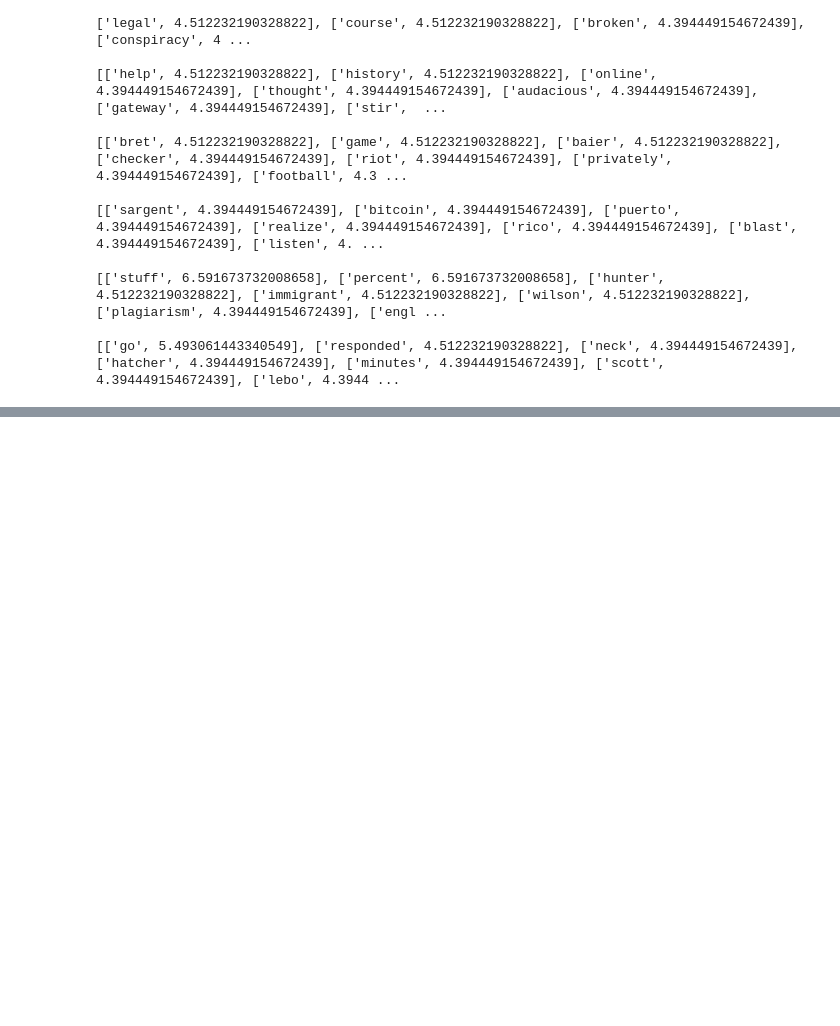
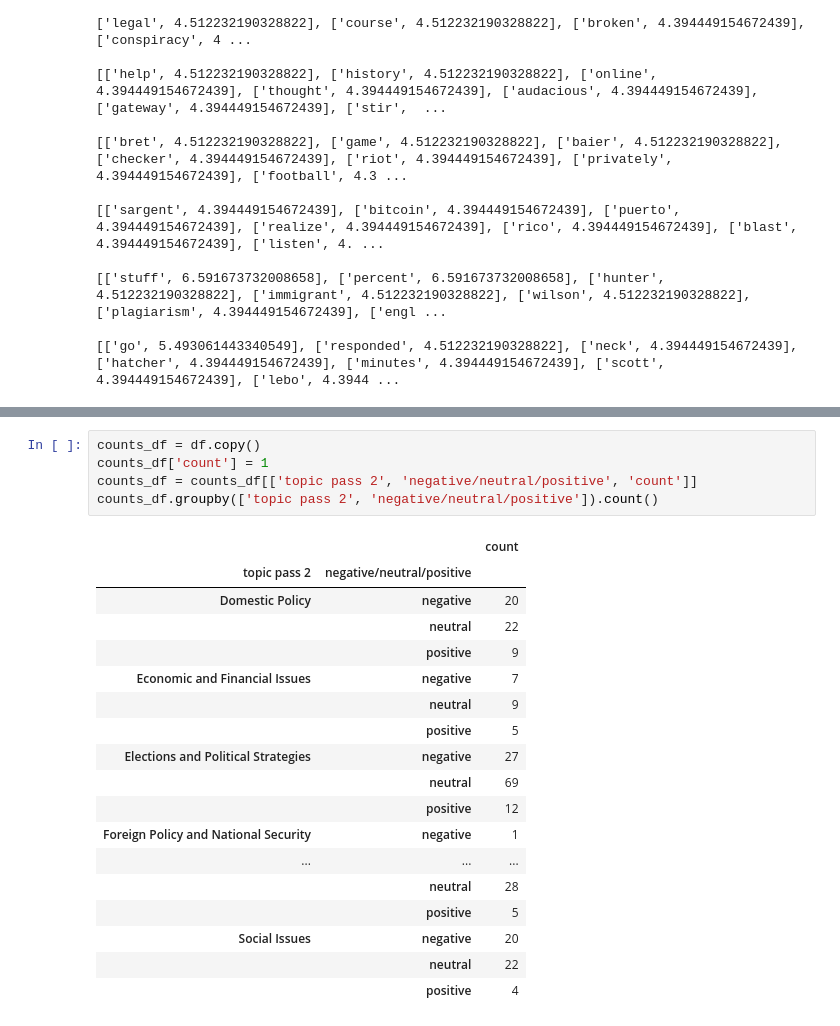
Before and after one commit to jikaelgagnon/comp370-final-project, a Jupyter notebook: scripts/testing.ipynb, the cells around one changed output, grey strips where cells are left out. Drawn from its saved outputs; the diff is of its cells as text; blank space fills up the shorter version.

```diff
--- a/scripts/testing.ipynb
+++ b/scripts/testing.ipynb
@@ -134,0 +232,24 @@ for v in get_top_n_tfidf(df, 10).values():
+# %%
+counts_df = df.copy()
+counts_df['count'] = 1
+counts_df = counts_df[['topic pass 2', 'negative/neutral/positive', 'count']]
+counts_df.groupby(['topic pass 2', 'negative/neutral/positive']).count()
+# %% [output]
+|  |  | count |
+| topic pass 2 | negative/neutral/positive |  |
+| Domestic Policy | negative | 20 |
+|  | neutral | 22 |
+|  | positive | 9 |
+| Economic and Financial Issues | negative | 7 |
+|  | neutral | 9 |
+|  | positive | 5 |
+| Elections and Political Strategies | negative | 27 |
+|  | neutral | 69 |
+|  | positive | 12 |
+| Foreign Policy and National Security | negative | 1 |
+| ... | ... | ... |
+|  | neutral | 28 |
+|  | positive | 5 |
+| Social Issues | negative | 20 |
+|  | neutral | 22 |
+|  | positive | 4 |
```
Also changed, not shown: parts of 12 cells of this notebook, 8 other files.
